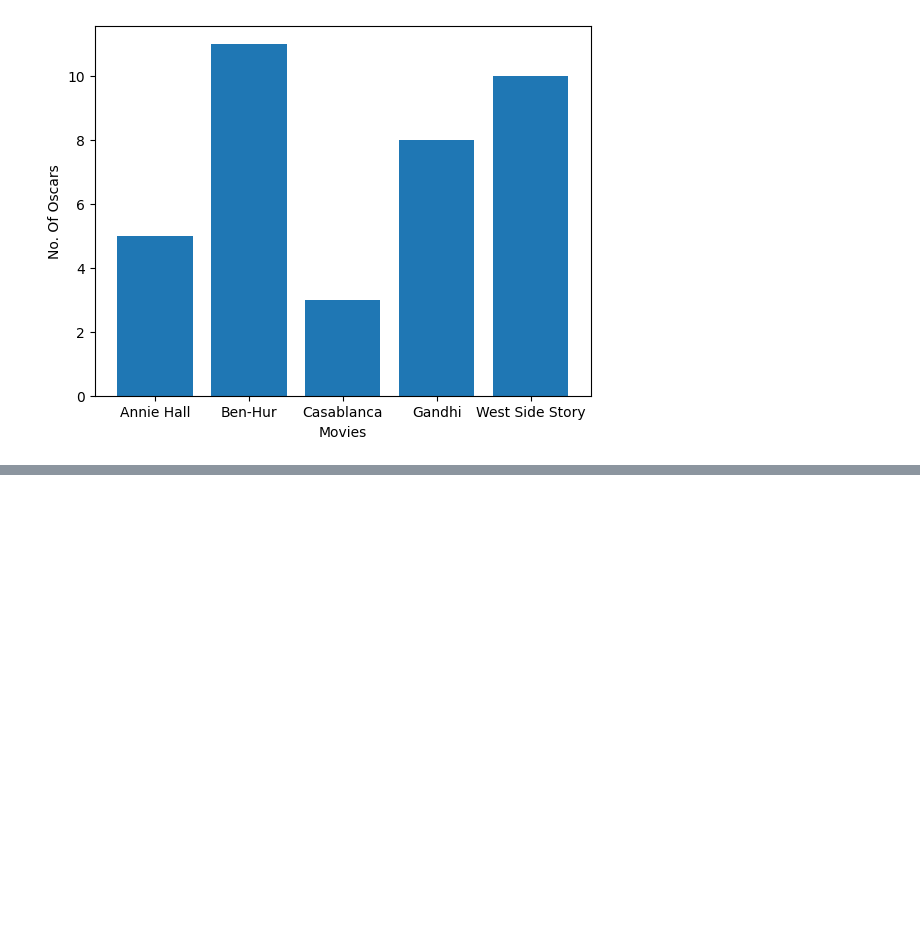
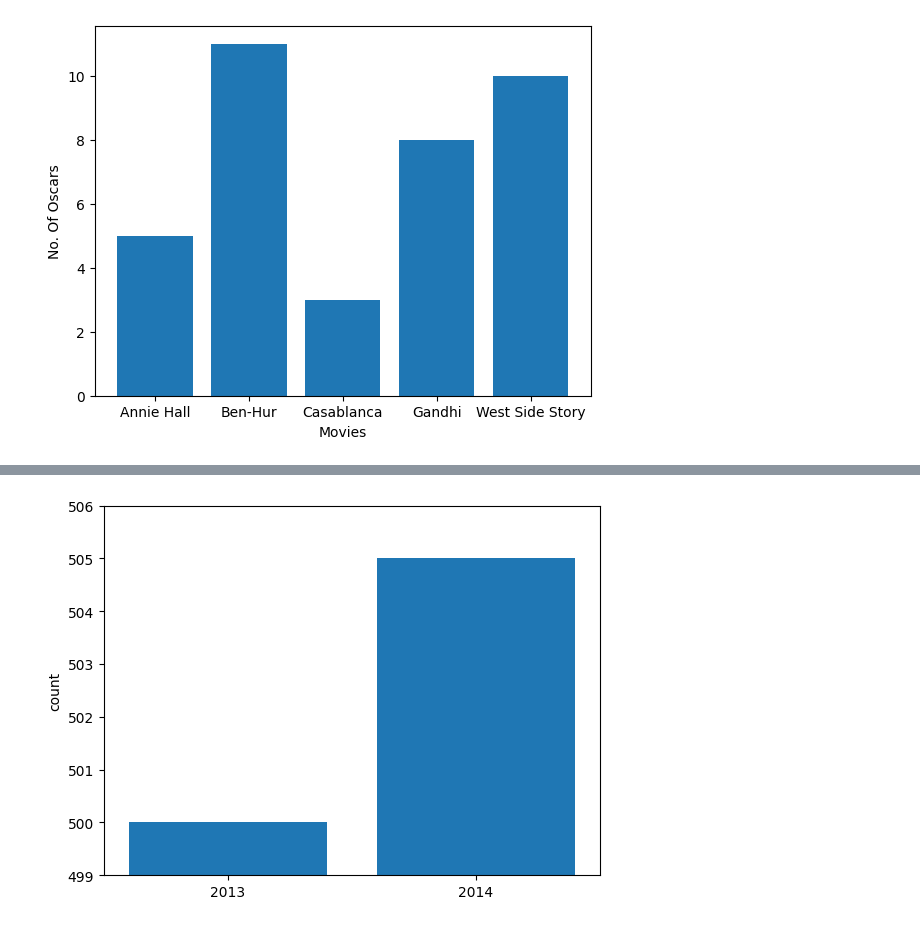
Before and after one commit to icanooooo/ML_DS_learn, a Jupyter notebook: 3_VisualizingData.ipynb, the cells around one changed output, grey strips where cells are left out. Saved outputs shown, nothing was run; the diff lists cells and outputs as text; code cells hidden in the pictures; blank space fills up the shorter version.

```diff
--- a/3_VisualizingData.ipynb
+++ b/3_VisualizingData.ipynb
@@ -31,0 +48,14 @@ plt.show()
+# %%
+# Membanding perubahan axis
+
+mentions = [500, 505]
+year = [2013, 2014]
+
+plt.bar(year, mentions, 0.8)
+plt.ylabel("count")
+plt.xticks(year) # untuk custom ticks dari x axis
+plt.ticklabel_format(useOffset=False)
+plt.axis([2012.5, 2014.5, 499, 506]) # x dari 2012.5-2014.5, y dari 499-506
+plt.show()
+# %% [output]
+[figure, added]
```
Also changed, not shown: parts of 13 cells of this notebook.
